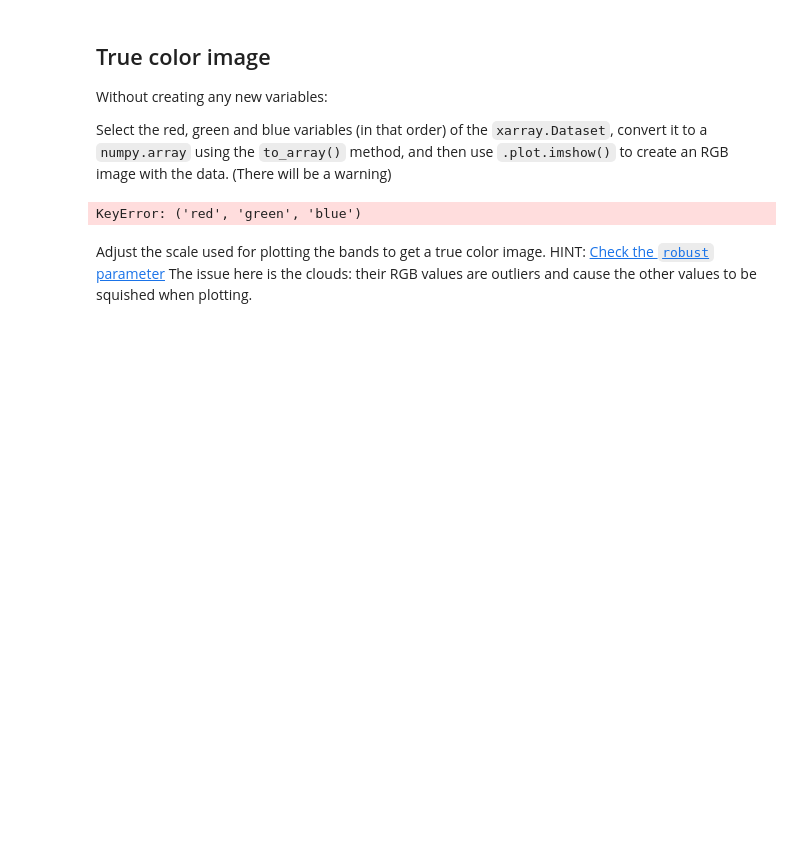
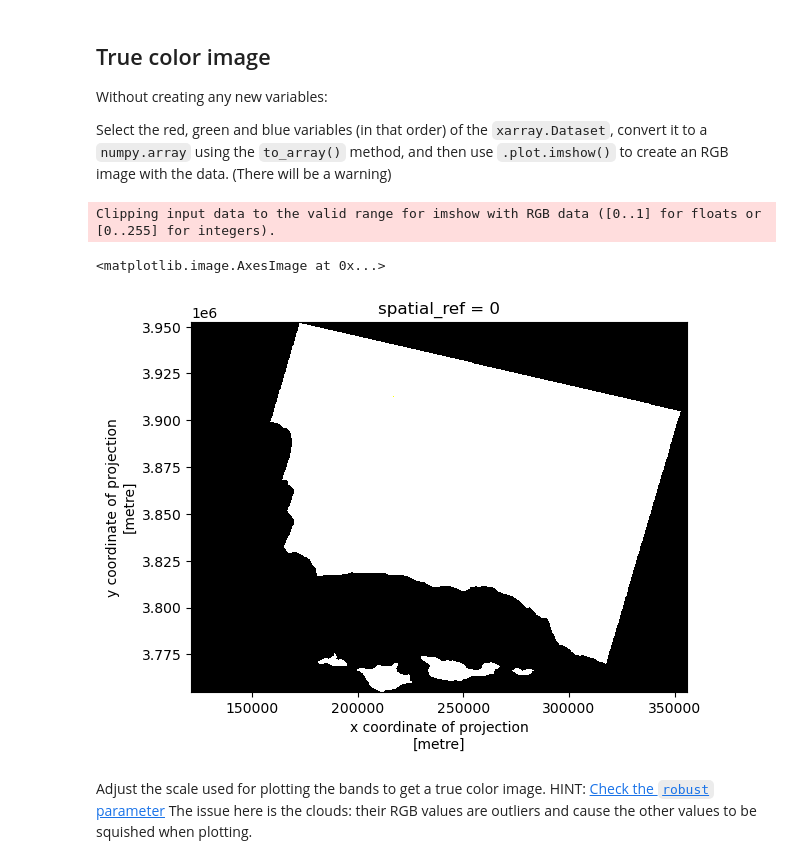
Before and after one commit to mwidas/eds220-hwk-4, a Jupyter notebook: hwk4-task2-false-color.ipynb, the cells around one changed output. Saved outputs shown, nothing was run; the diff lists cells and outputs as text; code cells hidden in the pictures; blank space fills up the shorter version.

```diff
--- a/hwk4-task2-false-color.ipynb
+++ b/hwk4-task2-false-color.ipynb
@@ -146,4 +132,13 @@ Data variables:
 If there are any updates needed to the data to plot the true and false color images, perform them in the next cells (you may add as many as you need).
 Comment appropriately.
 # %%
-# your code here
+# original dimensions and coordinates
+print(landsat.dims, landsat.coords,'\n')
+
+# remove length 1 dimension (band)
+landsat = landsat.squeeze()
+print(landsat.dims, landsat.coords,'\n')
+
+# remove coordinates associated to band
+landsat = landsat.drop('band')
+print(landsat.dims, landsat.coords)
@@ -154,11 +166,12 @@ Without creating any new variables:
 
 Select the red, green and blue variables (in that order) of the `xarray.Dataset`, convert it to a `numpy.array` using the `to_array()` method, and then use `.plot.imshow()` to create an RGB image with the data. (There will be a warning)
 # %%
-# your code here
-
-landsat['red','green', 'blue'].to_array().plot.imshow()
+# select the red, green, and blue variables to create a RGB image
+landsat[['red', 'green', 'blue']].to_array().plot.imshow()
 # %% [output]
-KeyError: ('red', 'green', 'blue')
+Clipping input data to the valid range for imshow with RGB data ([0..1] for floats or [0..255] for integers).
+<matplotlib.image.AxesImage at 0x...>
+[figure, added]
 # %% [markdown]
 Adjust the scale used for plotting the bands to get a true color image.
 HINT: [Check the `robust` parameter](https://matplotlib.org/stable/api/_as_gen/matplotlib.pyplot.imshow.html)
```
Also changed, not shown: parts of 7 cells of this notebook.
